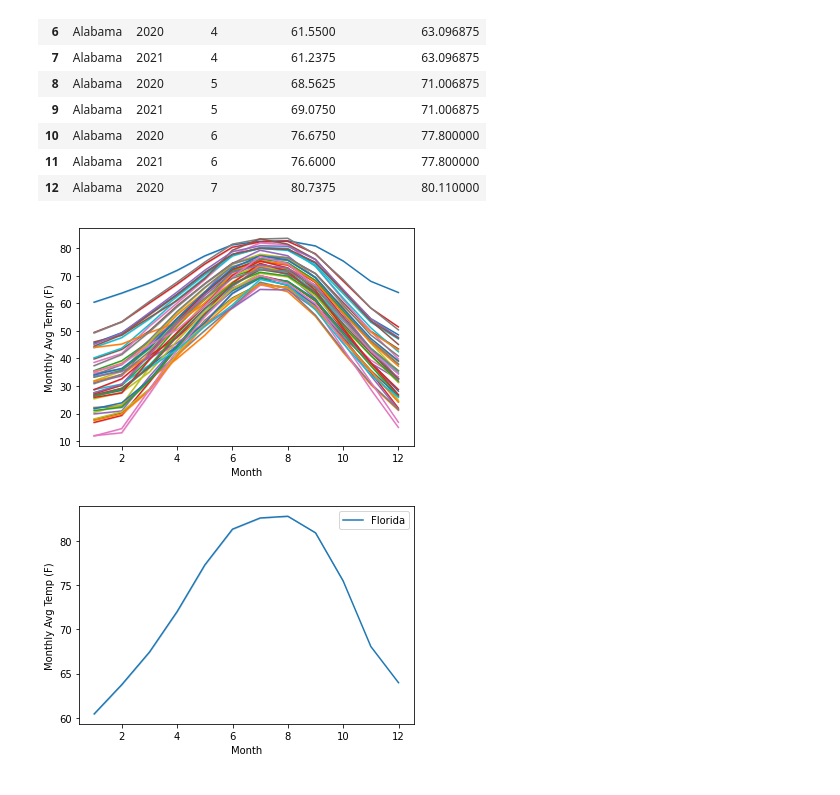
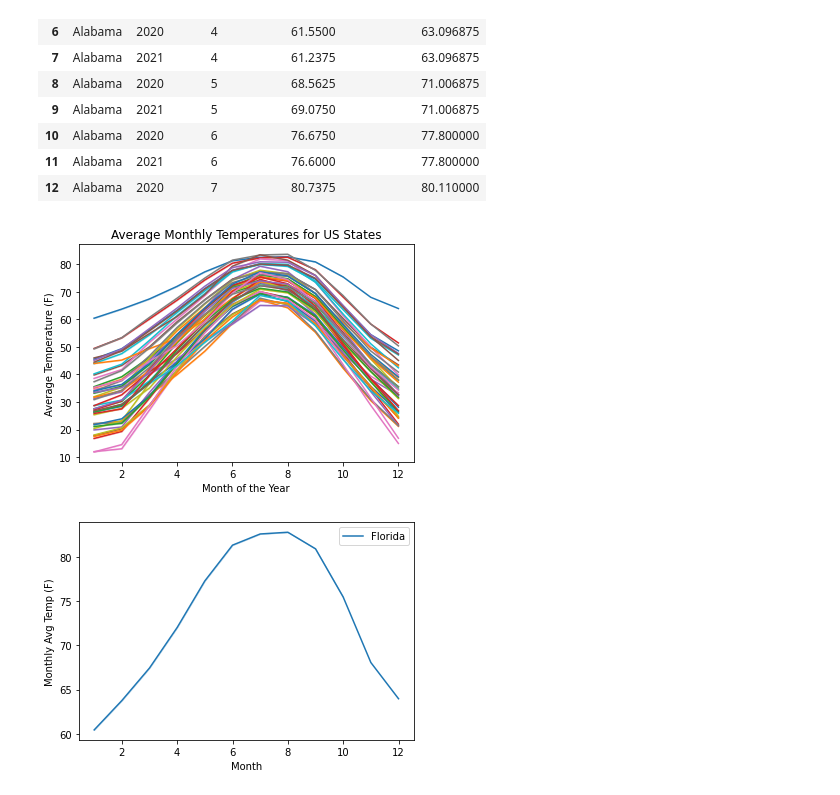
Before and after one commit to amichaelsen/COVID_project, a Jupyter notebook: analysis/data_merge_and_eda.ipynb, the cells around one changed output. Saved outputs shown, nothing was run; the diff lists cells and outputs as text; code cells hidden in the pictures.

```diff
--- a/analysis/data_merge_and_eda.ipynb
+++ b/analysis/data_merge_and_eda.ipynb
@@ -90,8 +90,12 @@ def plot_states_over_time(data, state_names, feature_col, time_col="Date"):
 # %%
 ax = plot_states_over_time(all_weather, states_only, 'Monthly Avg Temp (F)', time_col="Month")
 ax.remove()
+plt.xlabel("Month of the Year");
+plt.ylabel("Average Temperature (F)");
+plt.title("Average Monthly Temperatures for US States");
+plt.savefig(fname="../figures/monthly_temps.png")
 # %% [output]
-[figure, old version]
+[figure, new version]
 # %%
 ax = plot_states_over_time(all_weather, ['Florida'], 'Monthly Avg Temp (F)', time_col="Month")
 # %% [output]
```
Also changed, not shown: 4 other files.
